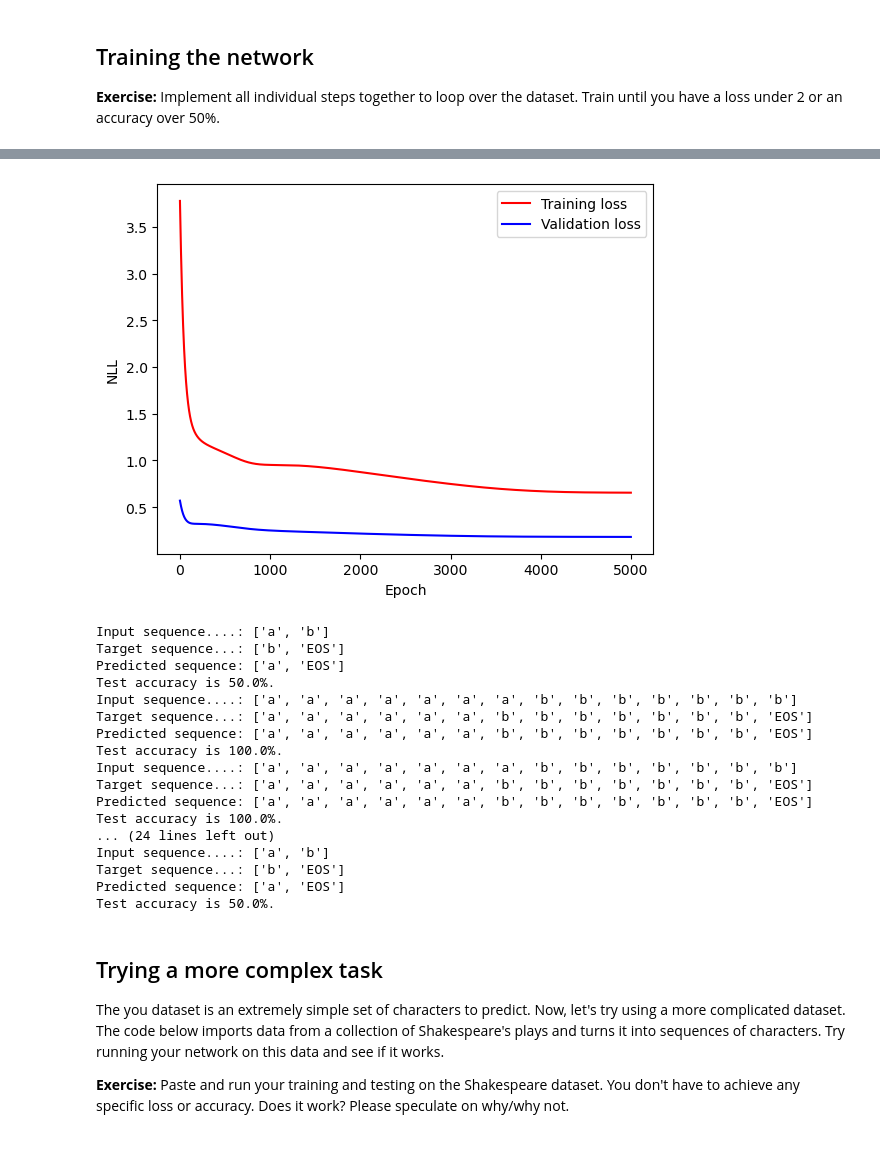
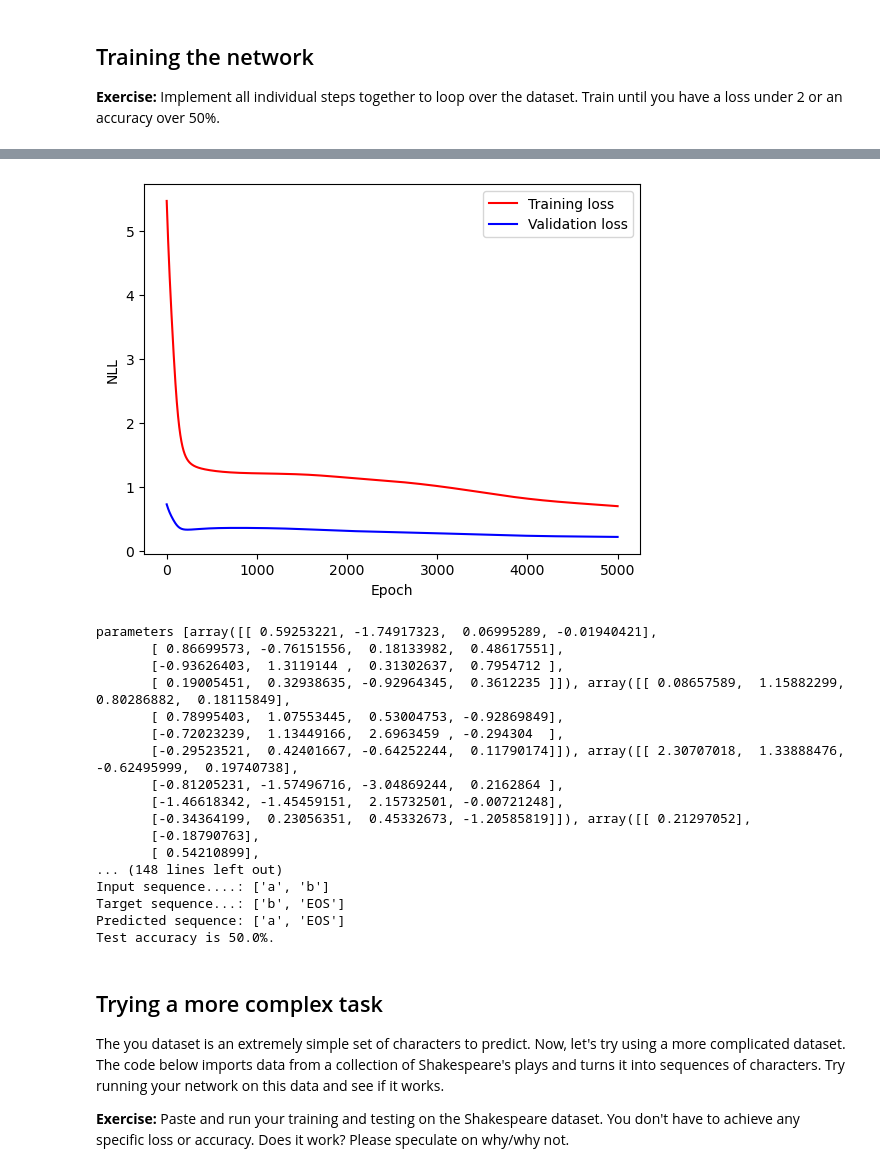
Before and after one commit to RogerJL/LTU, a Jupyter notebook: ANN/ANN-Exercise-2.ipynb, the cells around one changed output, grey strips where cells are left out. Saved outputs shown, nothing was run; the diff lists cells and outputs as text; code cells hidden in the pictures.

```diff
--- a/ANN/ANN-Exercise-2.ipynb
+++ b/ANN/ANN-Exercise-2.ipynb
@@ -543,25 +557,26 @@ parameters seem to update during backprop
 # %% [markdown]
 ## Training the network
 **Exercise:** Implement all individual steps together to loop over the dataset. Train until you have a loss under 2 or an accuracy over 50%.
+# %%
+import matplotlib.pyplot as plt
+%matplotlib inline
+
+# Hyper-parameters
+num_epochs = 5000
+hidden_size = 4  # 50
+
+# Initialize a new network
+parameters = init_network(hidden_size=hidden_size, vocab_size=vocab_size)
+
+# Initialize hidden state as zeros
+hidden_state = np.zeros((hidden_size, 1))
+
+# Track loss
+training_loss, validation_loss = [], []
+
+# Keep track of best validation loss
+min_loss = 10000
 # %%
-import matplotlib.pyplot as plt
-%matplotlib inline
-
-# Hyper-parameters
-num_epochs = 5000
-hidden_size = 50
-
-# Initialize a new network
-parameters = init_network(hidden_size=hidden_size, vocab_size=vocab_size)
-
-# Initialize hidden state as zeros
-hidden_state = np.zeros((hidden_size, 1))
-
-# Track loss
-training_loss, validation_loss = [], []
-
-# Keep track of best validation loss
-min_loss = 10000
 
 # For each epoch
 for i in range(num_epochs):
@@ -569,6 +584,7 @@ for i in range(num_epochs):
     # Track loss
     epoch_training_loss = 0
     epoch_validation_loss = 0
+    correct = total = 0
 
      # For each sentence in validation set
     for inputs, targets in validation_set:
@@ -583,11 +599,13 @@ for i in range(num_epochs):
         # Forward pass
         outputs, hidden_states = forward_pass(inputs_one_hot, hidden_state, parameters)
 
-#        print("---\ntargets_one_hot.T", jnp.array(targets_one_hot).T)
-#        print("outputs.T", jnp.array(outputs).T)
+        guesses = torch.argmax(torch.Tensor(outputs), axis=1).T
+        targets_idx = [char_to_idx[char] for char in targets]
+        correct += torch.sum((guesses == torch.LongTensor(targets_idx)))
+        total += len(targets_idx)
+
         loss, _ = binary_cross_entropy(outputs, targets_one_hot, axis=2)
         loss = loss.mean()
-#        print("loss", loss)
 
         # Update loss
         epoch_validation_loss += loss
@@ -629,7 +647,7 @@ for i in range(num_epochs):
 
     # Print loss every 100 epochs
     if i % 50 == 0:
-        print(f'Epoch {i} (best {best_epoch}), training loss: {training_loss[-1]}, validation loss: {validation_loss[-1]} ({min_loss})')
+        print(f'Epoch {i} (best {best_epoch}), training loss: {training_loss[-1]}, validation loss: {validation_loss[-1]} ({min_loss}), correct {100*correct/total:.1f}%')
 
 parameters = best_parameters
 
@@ -685,6 +703,7 @@ Predicted sequence:
-[figure, old version]
+[figure, new version]
 # %%
 # Testing your network
+print("parameters", parameters)
 
 # Get first sequence in testing set
 for test_input_sequence, test_target_sequence in test_set:
@@ -698,6 +717,7 @@ for test_input_sequence, test_target_sequence in test_set:
 
     # Forward pass
     outputs, hidden_states = forward_pass(test_input, hidden_state, parameters)
+    print("hidden", "\n".join(map(lambda h: str(h.T), hidden_states)))
 
     print('Input sequence....:', test_input_sequence)
 
@@ -713,23 +733,23 @@ for test_input_sequence, test_target_sequence in test_set:
 
     print(f"Test accuracy is {np.round(accuracy)}%.")
 # %% [output]
+parameters [array([[ 0.59253221, -1.74917323,  0.06995289, -0.01940421],
+       [ 0.86699573, -0.76151556,  0.18133982,  0.48617551],
+       [-0.93626403,  1.3119144 ,  0.31302637,  0.7954712 ],
+       [ 0.19005451,  0.32938635, -0.92964345,  0.3612235 ]]), array([[ 0.08657589,  1.15882299,  0.80286882,  0.18115849],
+       [ 0.78995403,  1.07553445,  0.53004753, -0.92869849],
+       [-0.72023239,  1.13449166,  2.6963459 , -0.294304  ],
+       [-0.29523521,  0.42401667, -0.64252244,  0.11790174]]), array([[ 2.30707018,  1.33888476, -0.62495999,  0.19740738],
+       [-0.81205231, -1.57496716, -3.04869244,  0.2162864 ],
+       [-1.46618342, -1.45459151,  2.15732501, -0.00721248],
+       [-0.34364199,  0.23056351,  0.45332673, -1.20585819]]), array([[ 0.21297052],
+       [-0.18790763],
+       [ 0.54210899],
+... (148 lines left out)
 Input sequence....: ['a', 'b']
 Target sequence...: ['b', 'EOS']
 Predicted sequence: ['a', 'EOS']
 Test accuracy is 50.0%.
-Input sequence....: ['a', 'a', 'a', 'a', 'a', 'a', 'a', 'b', 'b', 'b', 'b', 'b', 'b', 'b']
-Target sequence...: ['a', 'a', 'a', 'a', 'a', 'a', 'b', 'b', 'b', 'b', 'b', 'b', 'b', 'EOS']
-Predicted sequence: ['a', 'a', 'a', 'a', 'a', 'a', 'b', 'b', 'b', 'b', 'b', 'b', 'b', 'EOS']
-Test accuracy is 100.0%.
-Input sequence....: ['a', 'a', 'a', 'a', 'a', 'a', 'a', 'b', 'b', 'b', 'b', 'b', 'b', 'b']
-Target sequence...: ['a', 'a', 'a', 'a', 'a', 'a', 'b', 'b', 'b', 'b', 'b', 'b', 'b', 'EOS']
-Predicted sequence: ['a', 'a', 'a', 'a', 'a', 'a', 'b', 'b', 'b', 'b', 'b', 'b', 'b', 'EOS']
-Test accuracy is 100.0%.
-... (24 lines left out)
-Input sequence....: ['a', 'b']
-Target sequence...: ['b', 'EOS']
-Predicted sequence: ['a', 'EOS']
-Test accuracy is 50.0%.
 # %% [markdown]
 ## Trying a more complex task
 The you dataset is an extremely simple set of characters to predict. Now, let's try using a more complicated dataset. The code below imports data from a collection of Shakespeare's plays and turns it into sequences of characters. Try running your network on this data and see if it works.
```
Also changed, not shown: parts of 13 cells of this notebook, 4 other files.
